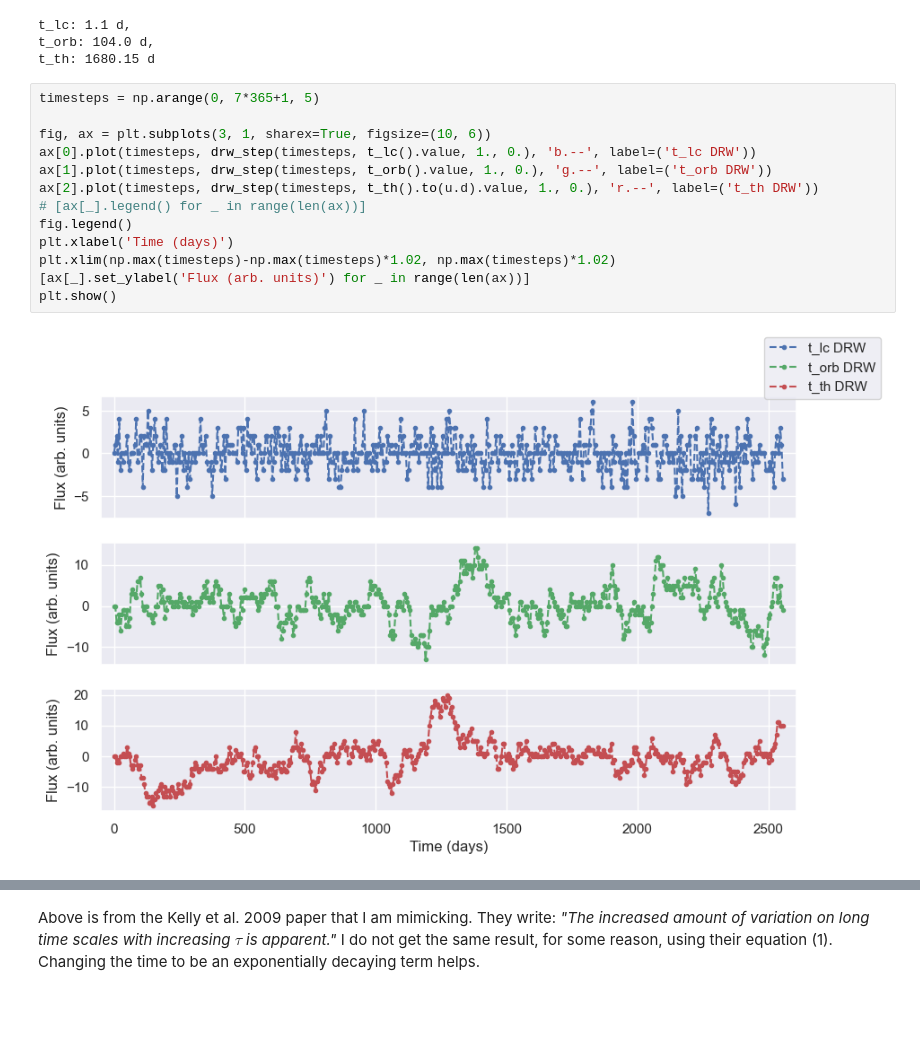
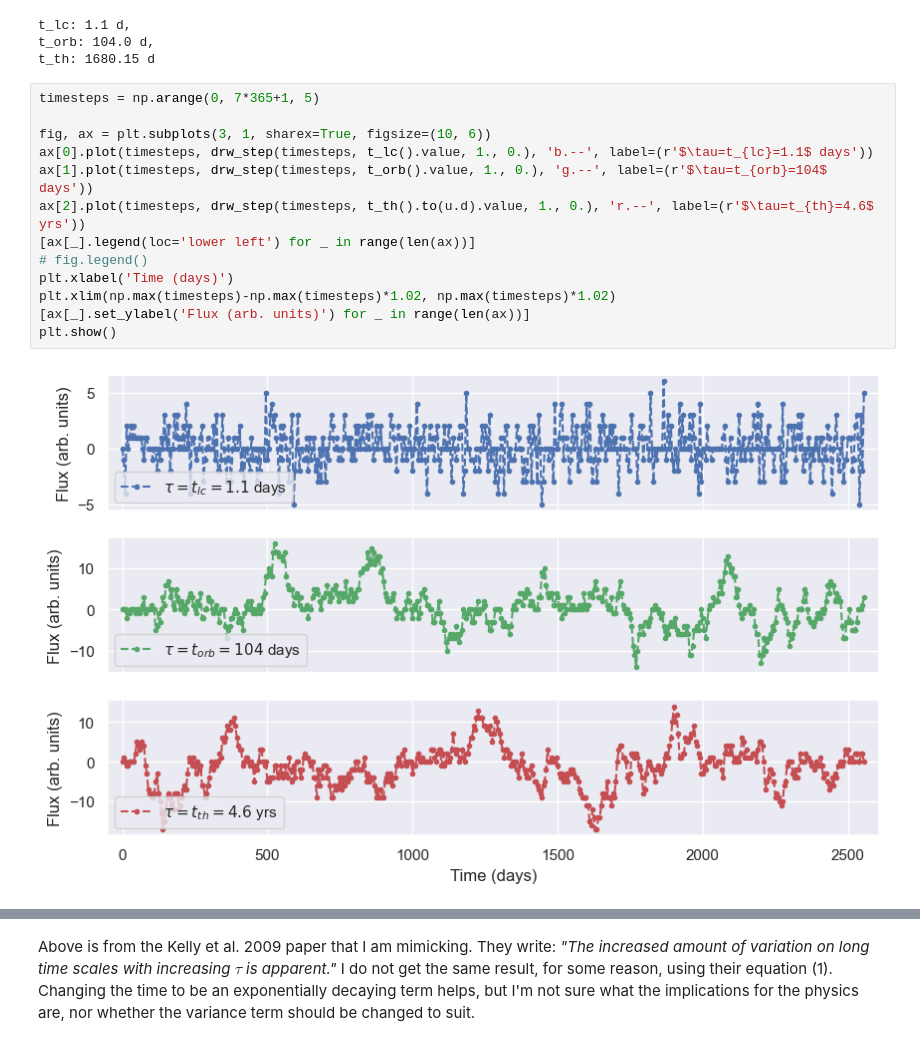
Before and after one commit to maliceious/MastersThesis, a Jupyter notebook: Damped Random Walk.ipynb, the cells around one changed output, grey strips where cells are left out. Cells and saved outputs as stored; diff of their text form; blank space fills up the shorter version.

```diff
--- a/Damped Random Walk.ipynb
+++ b/Damped Random Walk.ipynb
@@ -95,19 +95,19 @@ t_th: 1680.15 d
 # %%
 timesteps = np.arange(0, 7*365+1, 5)
 
 fig, ax = plt.subplots(3, 1, sharex=True, figsize=(10, 6))
-ax[0].plot(timesteps, drw_step(timesteps, t_lc().value, 1., 0.), 'b.--', label=('t_lc DRW'))
-ax[1].plot(timesteps, drw_step(timesteps, t_orb().value, 1., 0.), 'g.--', label=('t_orb DRW'))
-ax[2].plot(timesteps, drw_step(timesteps, t_th().to(u.d).value, 1., 0.), 'r.--', label=('t_th DRW'))
-# [ax[_].legend() for _ in range(len(ax))]
-fig.legend()
+ax[0].plot(timesteps, drw_step(timesteps, t_lc().value, 1., 0.), 'b.--', label=(r'$\tau=t_{lc}=1.1$ days'))
+ax[1].plot(timesteps, drw_step(timesteps, t_orb().value, 1., 0.), 'g.--', label=(r'$\tau=t_{orb}=104$ days'))
+ax[2].plot(timesteps, drw_step(timesteps, t_th().to(u.d).value, 1., 0.), 'r.--', label=(r'$\tau=t_{th}=4.6$ yrs'))
+[ax[_].legend(loc='lower left') for _ in range(len(ax))]
+# fig.legend()
 plt.xlabel('Time (days)')
 plt.xlim(np.max(timesteps)-np.max(timesteps)*1.02, np.max(timesteps)*1.02)
 [ax[_].set_ylabel('Flux (arb. units)') for _ in range(len(ax))]
 plt.show()
 # %% [output]
-[figure, old version]
+[figure, new version]
 # %% [markdown]
 ![image.png](attachment:image.png)
 # %% [markdown]
-Above is from the Kelly et al. 2009 paper that I am mimicking. They write: *"The increased amount of variation on long time scales with increasing $\tau$ is apparent."* I do not get the same result, for some reason, using their equation (1). Changing the time to be an exponentially decaying term helps.
+Above is from the Kelly et al. 2009 paper that I am mimicking. They write: *"The increased amount of variation on long time scales with increasing $\tau$ is apparent."* I do not get the same result, for some reason, using their equation (1). Changing the time to be an exponentially decaying term helps, but I'm not sure what the implications for the physics are, nor whether the variance term should be changed to suit.
```
Also changed, not shown: parts of 2 cells of this notebook, 1 other file.
